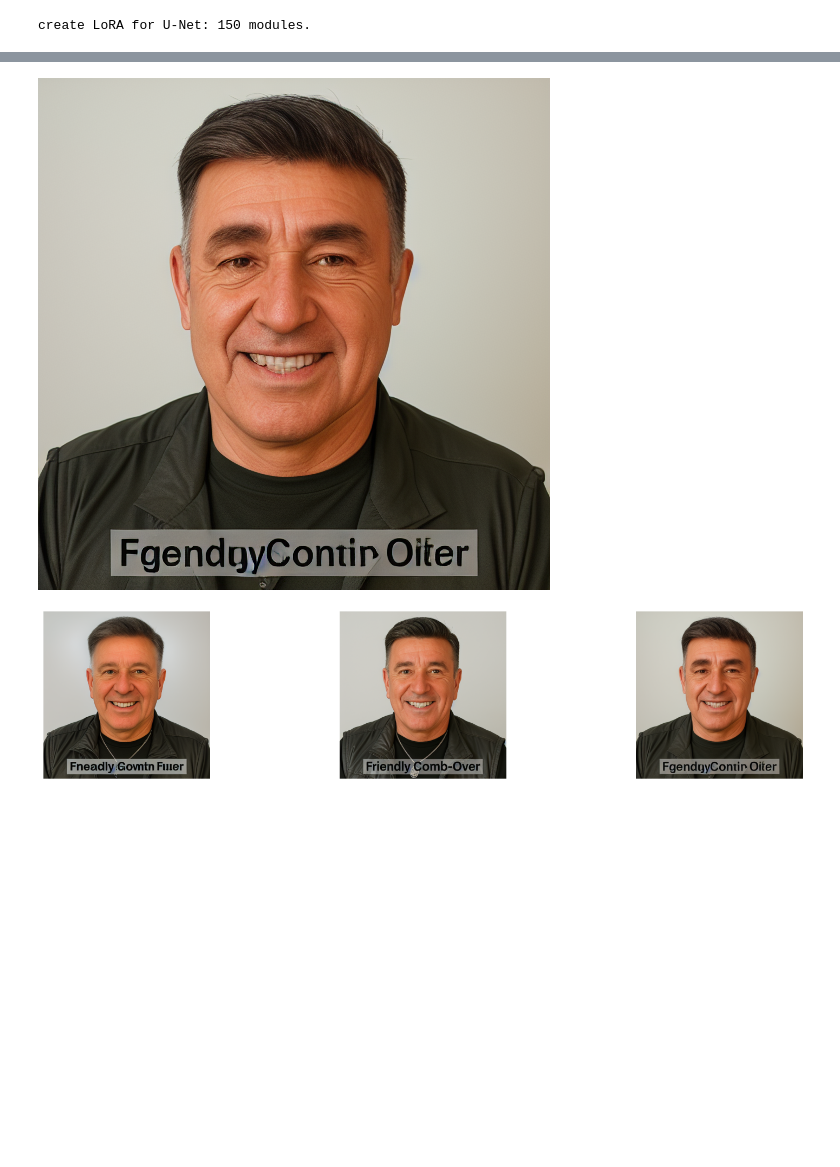
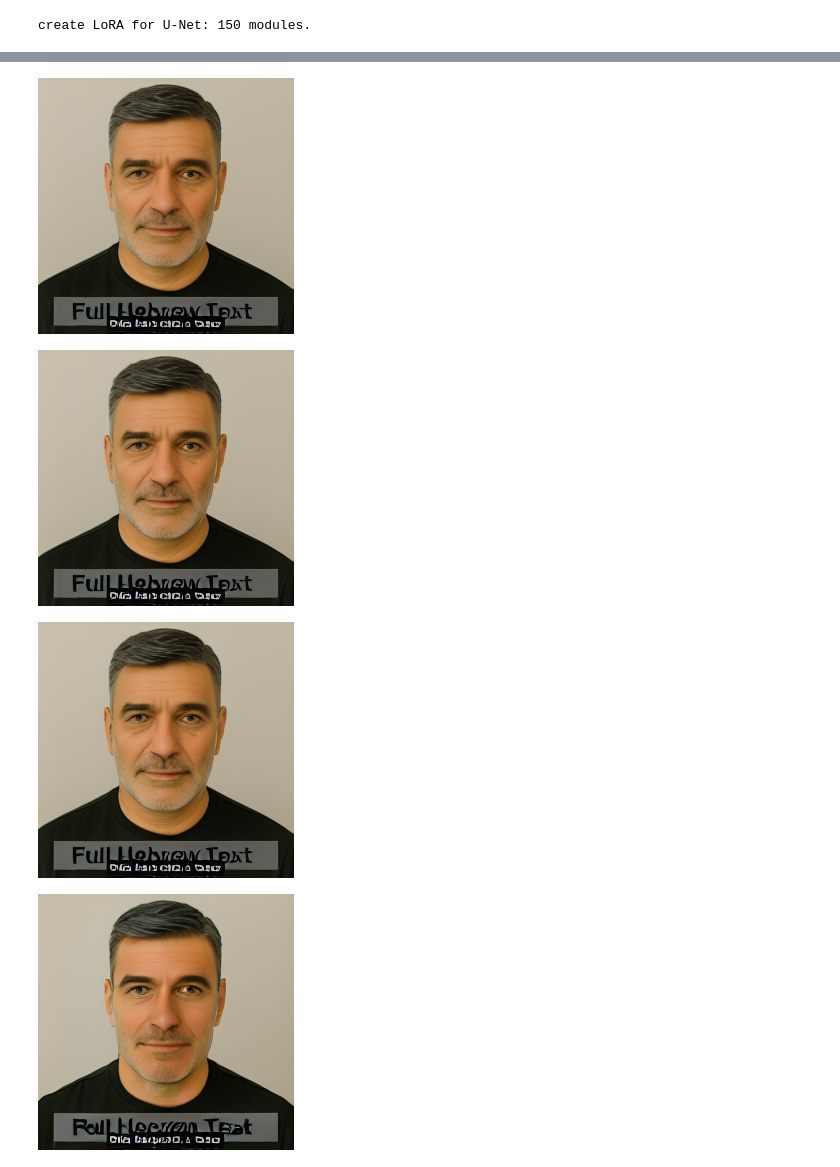
Before and after one commit to shaymoshe951/my_sliders, a Jupyter notebook: demo_image_editing.ipynb, the cells around one changed output, grey strips where cells are left out. Cells and saved outputs as stored; diff of their text form; code cells hidden in the pictures; blank space fills up the shorter version.

Commit message:
Checking rank 16 change null inversion to update resolution to 256 Change train_lora-scale to work from config by default Adding single image configuration

```diff
--- a/demo_image_editing.ipynb
+++ b/demo_image_editing.ipynb
@@ -74,7 +74,8 @@ null_inversion = NullInversion(ldm_stable, guidance_scale = GUIDANCE_SCALE, devi
 # %% [markdown]
 # Null Inversion to the capture image
 # %%
-image_path = "/workspace/my_sliders/datasets/Different_hairline_db/arranged/rp0.png"
+# image_path = "/workspace/my_sliders/datasets/Different_hairline_db/arranged/rp0.png"
+image_path = "/workspace/my_sliders/datasets/Different_hairline_db/arranged/updated_caption_image.png"
 prompt = "real photograph of a male face"
 (image_gt, image_enc), x_t, uncond_embeddings = null_inversion.invert(image_path, prompt, offsets=(0,0,0,0), verbose=True)
 
@@ -107,7 +109,7 @@ pretrained_model_name_or_path = SD_MODEL
 
 revision = None
 device = 'cuda'
-rank = 8
+rank = 16
 
 
 # Load scheduler, tokenizer and models.
@@ -158,7 +160,7 @@ CLIPTextModel(
   )
 )
 # %%
-slider1 = "/workspace/my_sliders/models/'bangslider'_alpha1.0_rank8_noxattn/'bangslider'_alpha1.0_rank8_noxattn_last.pt"
+slider1 = "/workspace/my_sliders/models/'bangslider'_alpha1.0_rank16_noxattn/'bangslider'_alpha1.0_rank16_noxattn_last.pt"
 
 train_method = 'noxattn'
 network_type = "c3lier"
@@ -195,8 +197,8 @@ guidance_scale = GUIDANCE_SCALE
 # %% [output]
 create LoRA for U-Net: 150 modules.
 # %%
-scales1 = [-1,0, 1]
-start_noise = 700 # use smaller values for real image editing so that the identity does not change
+scales1 = [-1,-0.5,-0.2,0, 0.2, 0.5, 1]
+start_noise = 300 # use smaller values for real image editing so that the identity does not change
 
 images_list = []
 for scale1 in scales1:
@@ -265,2 +267,4 @@ plt.show()
-[figure, old version]
+[figure, new version]
-[figure, old version]
+[figure, new version]
+[figure, added]
+[figure, added]
```
Also changed, not shown: parts of 3 cells of this notebook, 4 other files.
